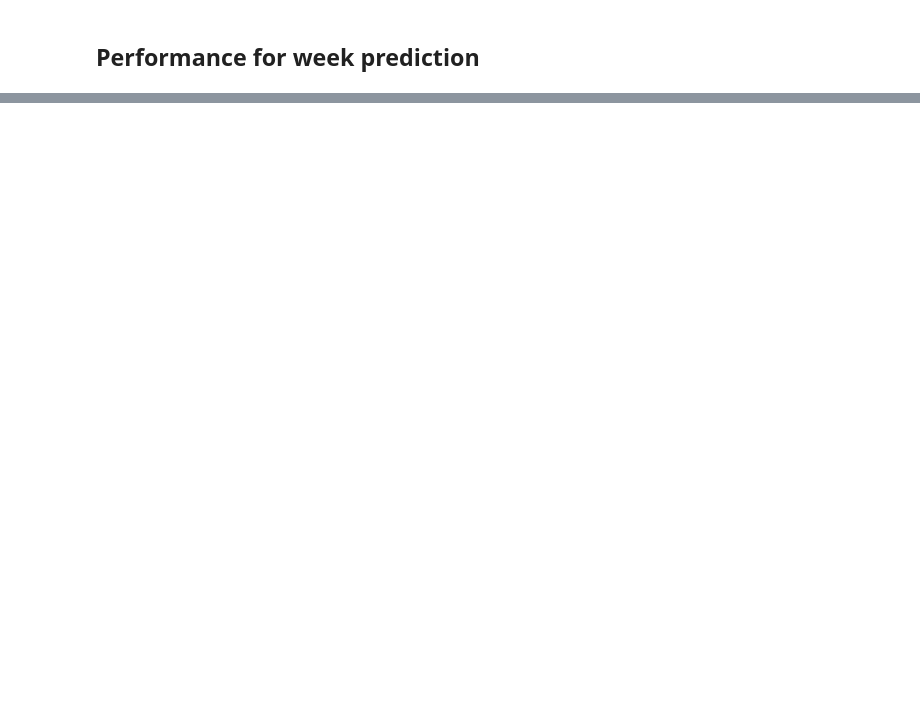
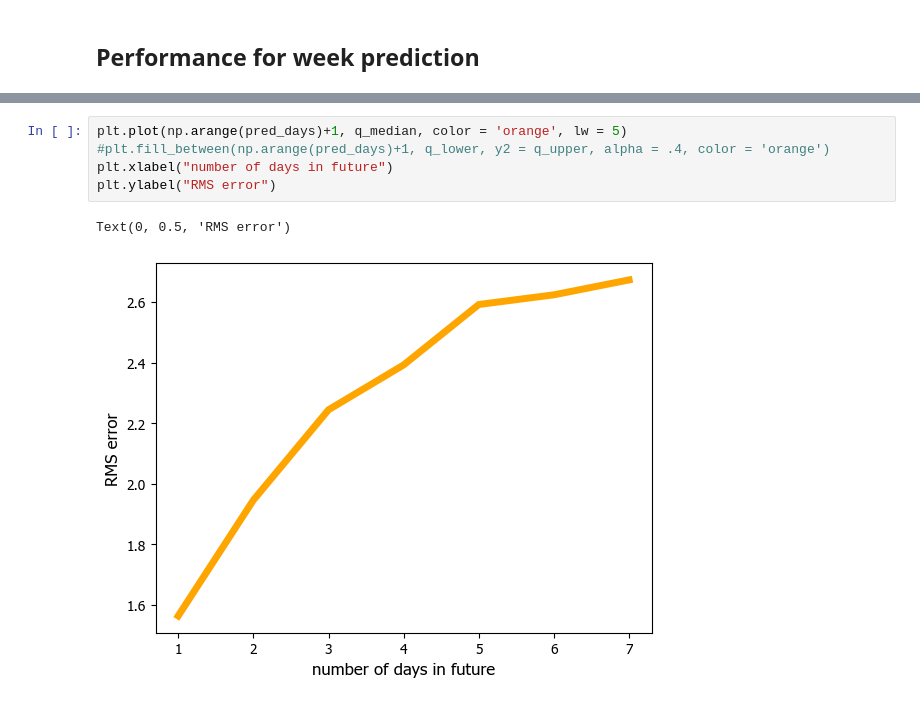
Before and after one commit to iplaisier/ml-example, a Jupyter notebook: Weather_Forecasting.ipynb, the cells around one changed output, grey strips where cells are left out. Saved outputs shown, nothing was run; the diff lists cells and outputs as text; blank space fills up the shorter version.

```diff
--- a/Weather_Forecasting.ipynb
+++ b/Weather_Forecasting.ipynb
@@ -486,0 +467,8 @@ plt.plot(hamburg_dates[-len(X_test):-len(X_test)+pred_days], results[0, :])
+# %%
+plt.plot(np.arange(pred_days)+1, q_median, color = 'orange', lw = 5)
+#plt.fill_between(np.arange(pred_days)+1, q_lower, y2 = q_upper, alpha = .4, color = 'orange')
+plt.xlabel("number of days in future")
+plt.ylabel("RMS error")
+# %% [output]
+Text(0, 0.5, 'RMS error')
+[figure, added]
```
Also changed, not shown: parts of 11 cells of this notebook.
